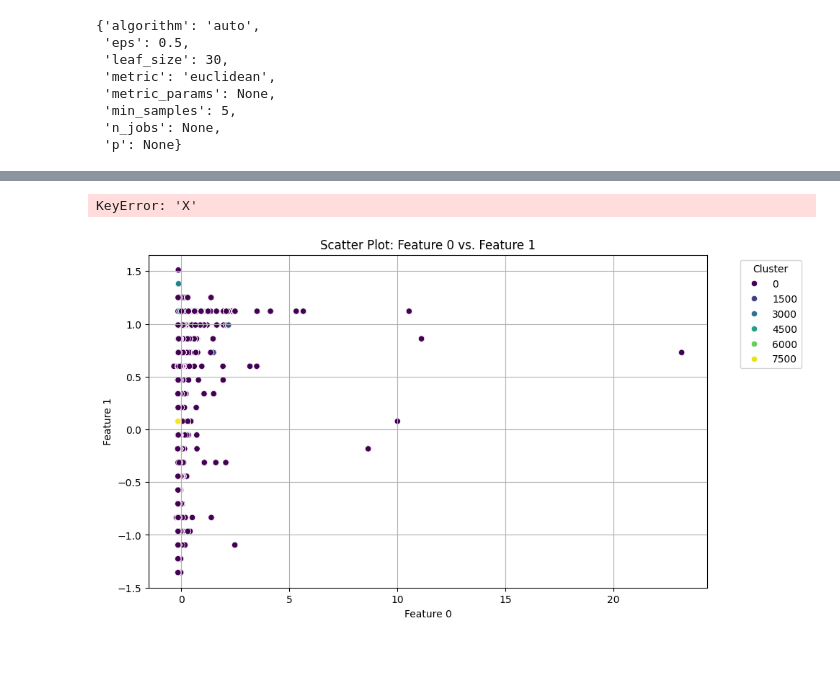
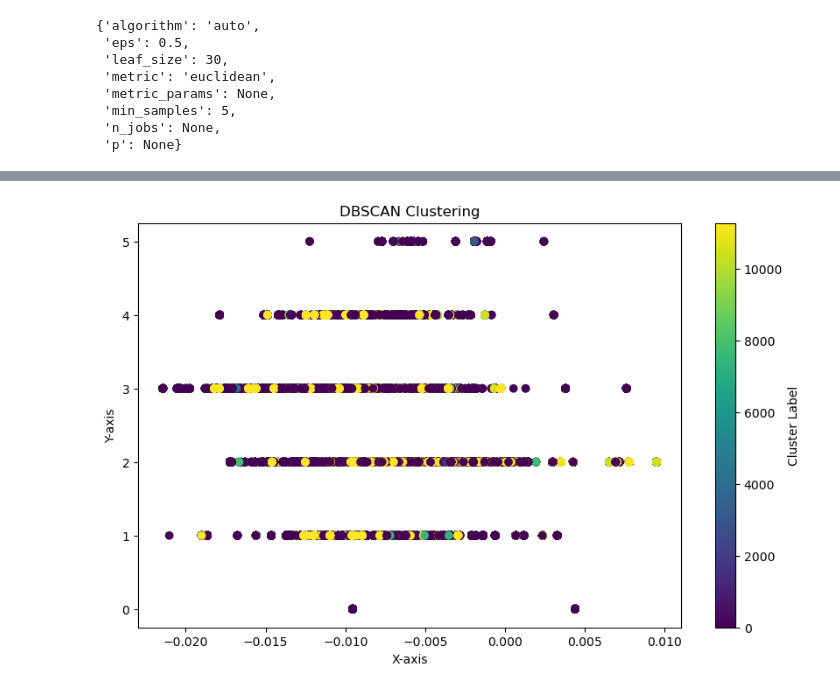
Before and after one commit to Floris-Buyse-FB/Data-Engineering-Project-2, a Jupyter notebook: scripts/AA_REC_SYSTEM_UNSUPERVISED copy.ipynb, the cells around one changed output, grey strips where cells are left out. Drawn from its saved outputs; the diff is of its cells as text; code cells hidden in the pictures; blank space fills up the shorter version.

```diff
--- a/scripts/AA_REC_SYSTEM_UNSUPERVISED copy.ipynb
+++ b/scripts/AA_REC_SYSTEM_UNSUPERVISED copy.ipynb
@@ -369,38 +383,20 @@ DBSCAN_dataset.head()
 # %%
 cluster_labels = DBSCAN_dataset['Cluster']
 
-x_col = 'your_x_column_name'
-y_col = 'your_y_column_name'
+#standard scale deze kolommen en je bekomt de juiste clusters?
+x_col = 'campagne_keyphrases'
+y_col = 'campagne_type_campagne'
 
 X = DBSCAN_dataset[x_col]
 Y = DBSCAN_dataset[y_col]
 cluster_labels = DBSCAN_dataset['Cluster']
 # Create a scatterplot
 plt.figure(figsize=(10, 6))
 plt.scatter(X, Y, c=cluster_labels , cmap='viridis')
 plt.title('DBSCAN Clustering')
 plt.xlabel('X-axis')
 plt.ylabel('Y-axis')
 plt.colorbar(label='Cluster Label')
 plt.show()
 # %% [output]
-KeyError: 'X'
+[figure, added]
-# %%
-import matplotlib.pyplot as plt
-import seaborn as sns
-
-# Select feature columns for visualization, e.g., feature 0 and feature 1
-x_feature = 0
-y_feature = 1
-
-# Create a scatter plot with cluster coloring
-plt.figure(figsize=(10, 6))
-sns.scatterplot(data=DBSCAN_dataset, x=x_feature, y=y_feature, hue='Cluster', palette='viridis')
-plt.title(f'Scatter Plot: Feature {x_feature} vs. Feature {y_feature}')
-plt.xlabel(f'Feature {x_feature}')
-plt.ylabel(f'Feature {y_feature}')
-plt.legend(title='Cluster', bbox_to_anchor=(1.05, 1), loc='upper left')
-plt.grid(True)
-plt.show()
-# %% [output]
-[figure, removed]
```
Also changed, not shown: parts of 5 cells of this notebook.
